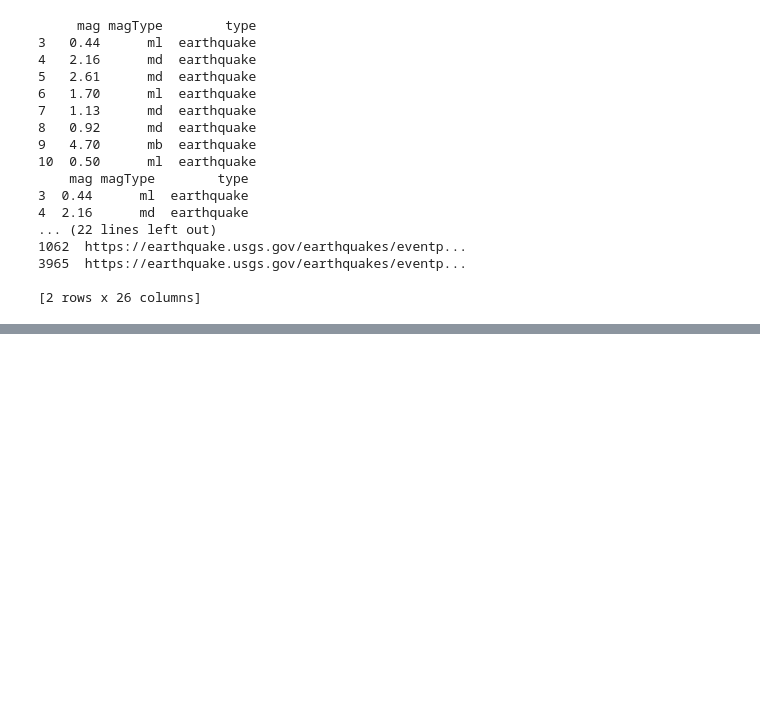
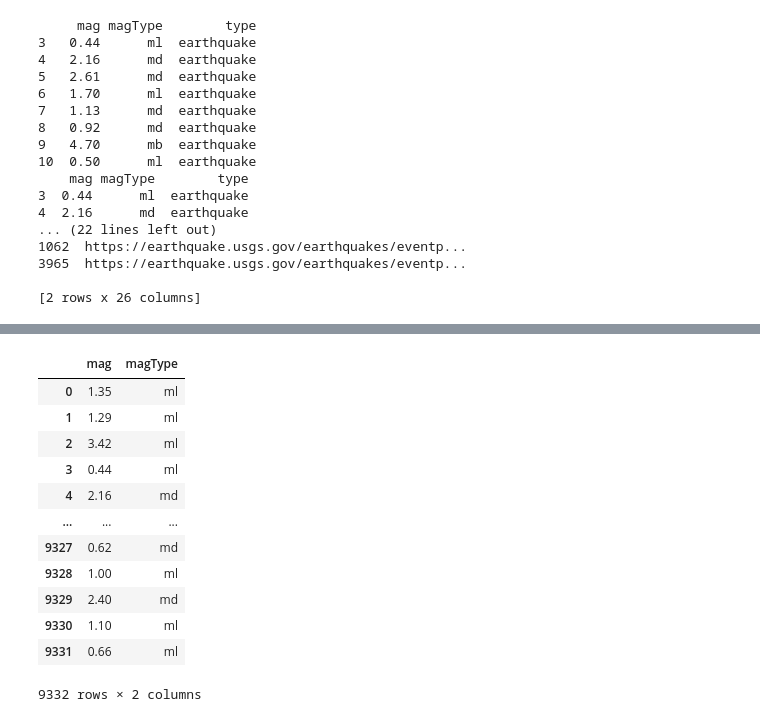
Before and after one commit to polarpolar914/MachineLearning-for-AI, a Jupyter notebook: week2/4-inspecting_dataframes.ipynb, the cells around one changed output, grey strips where cells are left out. Cells and saved outputs as stored; diff of their text form; code cells hidden in the pictures; blank space fills up the shorter version.

```diff
--- a/week2/4-inspecting_dataframes.ipynb
+++ b/week2/4-inspecting_dataframes.ipynb
@@ -327,0 +330,3 @@ print(arizona_items)
+# %%
+# 'alert' 열 삭제
+df = df.drop(columns=['alert'])
@@ -327,0 +340,6 @@ print(arizona_items)
+# %%
+# 'mag' 열을 꺼내고 'mag'이라는 이름으로 변수에 저장
+mag = df.pop('mag')
+
+# 'magType' 열을 꺼내고 'magType'이라는 이름으로 변수에 저장
+magType = df.pop('magType')
@@ -327,0 +387,22 @@ print(arizona_items)
+# %%
+import pandas as pd
+
+# 'mag'과 'magType' 시리즈를 열로 연결하여 새로운 데이터프레임 생성
+new_df = pd.concat([mag, magType], axis=1)
+new_df.columns = ['mag', 'magType']  # 열 이름 설정
+# %%
+new_df
+# %% [output]
+|  | mag | magType |
+| 0 | 1.35 | ml |
+| 1 | 1.29 | ml |
+| 2 | 3.42 | ml |
+| 3 | 0.44 | ml |
+| 4 | 2.16 | md |
+| ... | ... | ... |
+| 9327 | 0.62 | md |
+| 9328 | 1.00 | ml |
+| 9329 | 2.40 | md |
+| 9330 | 1.10 | ml |
+| 9331 | 0.66 | ml |
+9332 rows × 2 columns
```
Also changed, not shown: parts of 5 cells of this notebook.
